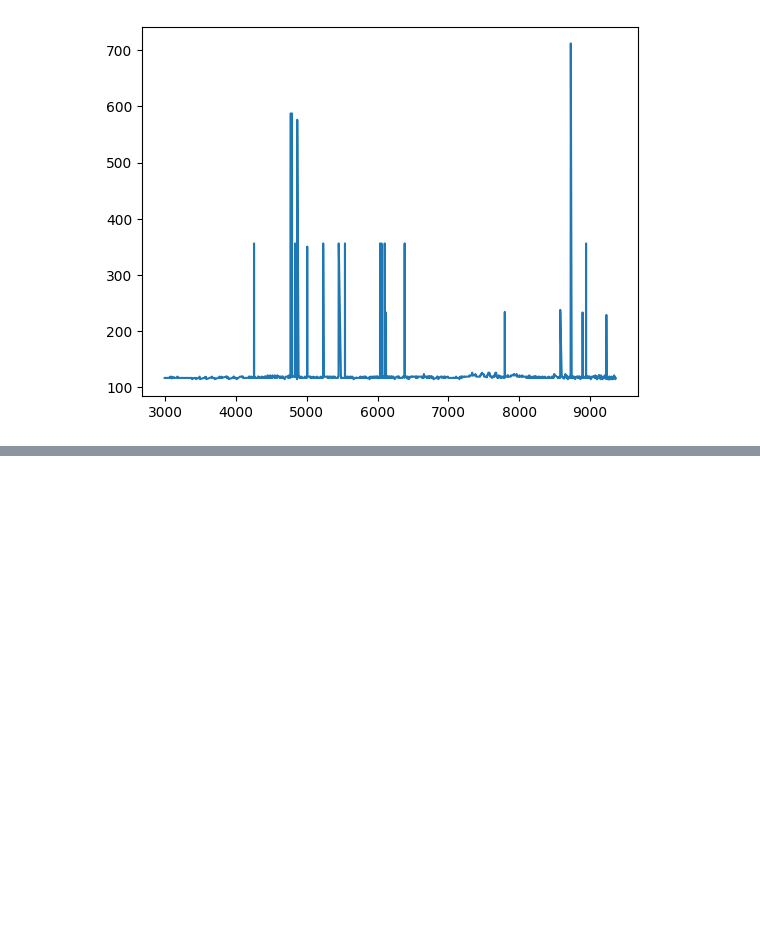
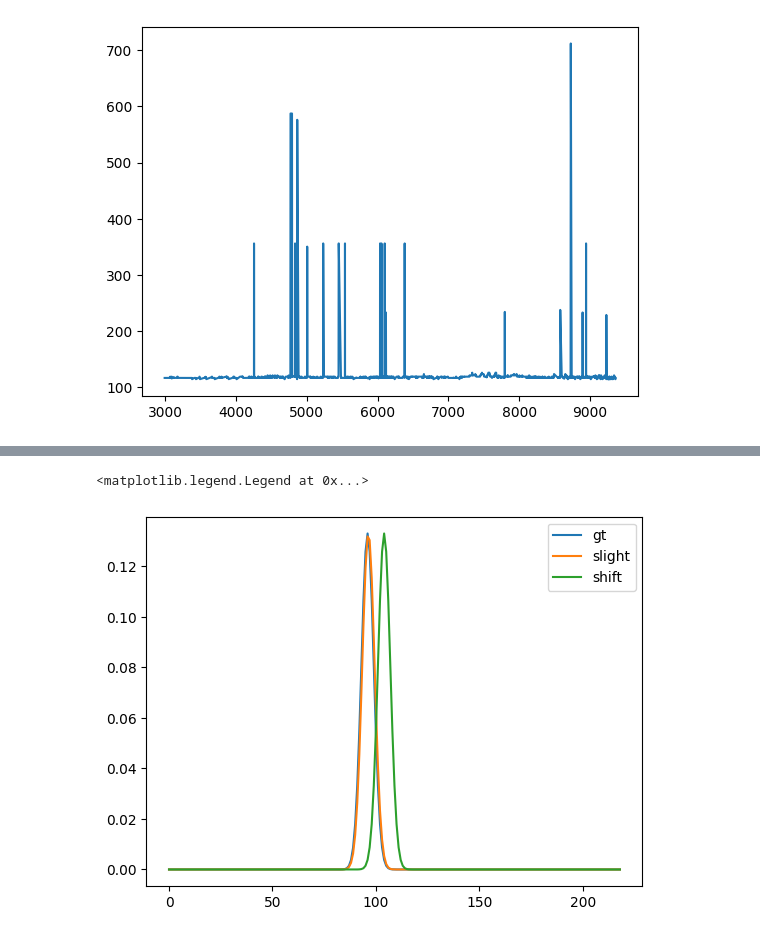
Before and after one commit to falkodem/BassEmulatorVST, a Jupyter notebook: ml/check.ipynb, the cells around one changed output, grey strips where cells are left out. Saved outputs shown, nothing was run; the diff lists cells and outputs as text; code cells hidden in the pictures; blank space fills up the shorter version.

```diff
--- a/ml/check.ipynb
+++ b/ml/check.ipynb
@@ -106,0 +282,8 @@ plt.plot(c['f0_hz'])
+# %%
+bins=219
+center = 96
+shift=8
+shifted_center = min(max(center + shift, 0), bins - 1)
+
+pad_length=16
+sharpness=[3,13,40][0]
@@ -106,0 +294,4 @@ plt.plot(c['f0_hz'])
+# %%
+a = gaussian_probs(bins, center, sharpness)
+b = gaussian_probs(bins, center + 0.4, sharpness)
+c = gaussian_probs(bins, shifted_center, sharpness)
@@ -106,0 +322,8 @@ plt.plot(c['f0_hz'])
+# %%
+plt.plot(a)
+plt.plot(b)
+plt.plot(c)
+plt.legend(['gt', 'slight','shift'])
+# %% [output]
+<matplotlib.legend.Legend at 0x...>
+[figure, added]
```
Also changed, not shown: parts of 7 cells of this notebook, 25 other files.
